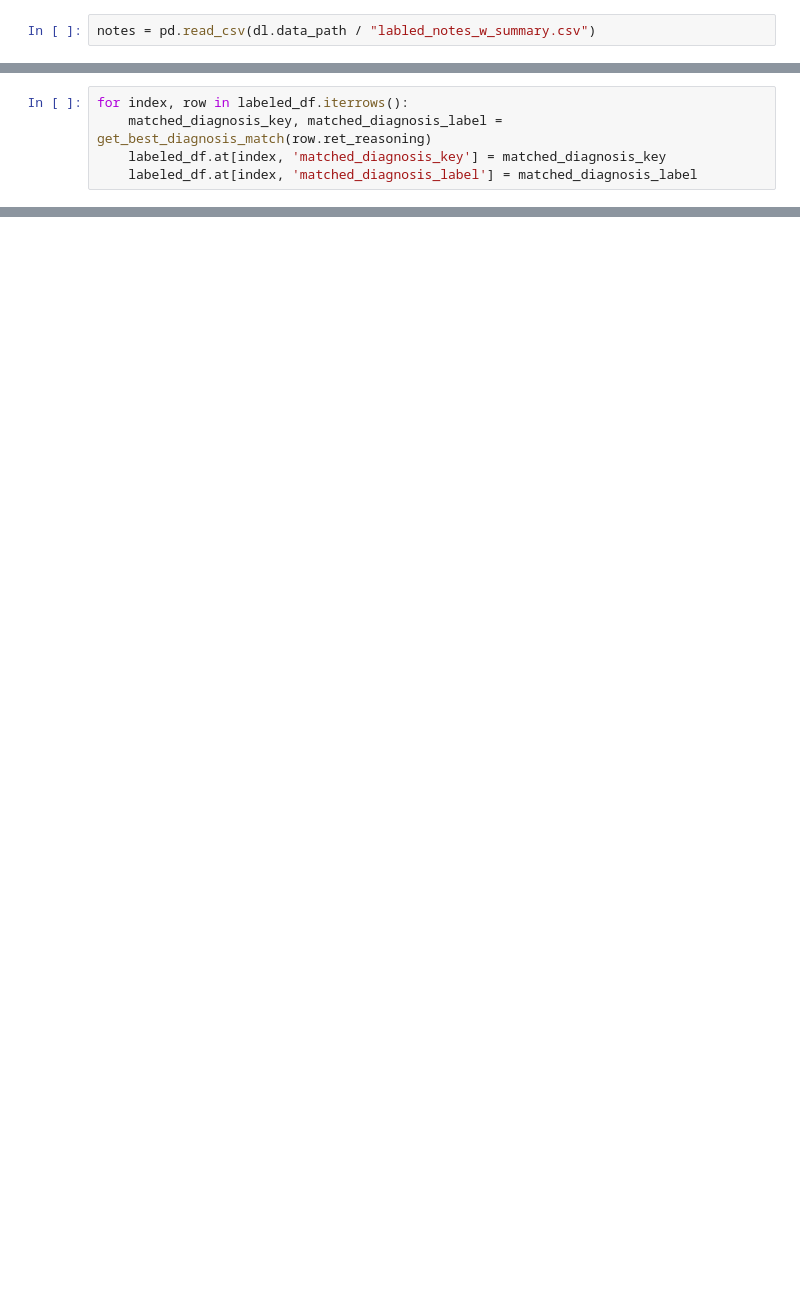
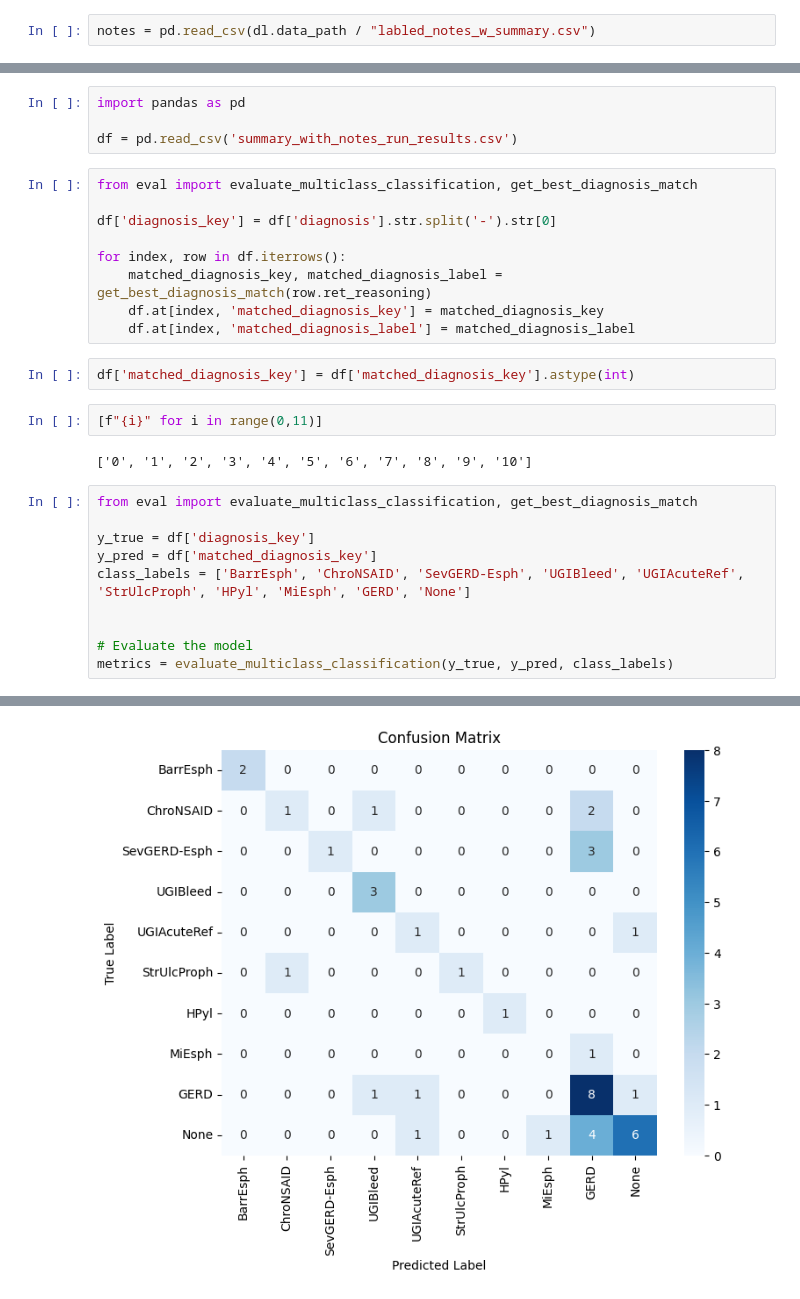
Before and after one commit to Beenjamming/DataSci210_MedicationDeprescriber, a Jupyter notebook: src/poc_eval.ipynb, the cells around one changed output, grey strips where cells are left out. Saved outputs shown, nothing was run; the diff lists cells and outputs as text; blank space fills up the shorter version.

```diff
--- a/src/poc_eval.ipynb
+++ b/src/poc_eval.ipynb
@@ -60,5 +120,30 @@ See the caveats in the documentation: https://pandas.pydata.org/pandas-docs/stab
+# %%
+import pandas as pd
+
+df = pd.read_csv('summary_with_notes_run_results.csv')
 # %%
-for index, row in labeled_df.iterrows():
+from eval import evaluate_multiclass_classification, get_best_diagnosis_match
+
+df['diagnosis_key'] = df['diagnosis'].str.split('-').str[0]
+
+for index, row in df.iterrows():
     matched_diagnosis_key, matched_diagnosis_label = get_best_diagnosis_match(row.ret_reasoning)
-    labeled_df.at[index, 'matched_diagnosis_key'] = matched_diagnosis_key
-    labeled_df.at[index, 'matched_diagnosis_label'] = matched_diagnosis_label
+    df.at[index, 'matched_diagnosis_key'] = matched_diagnosis_key
+    df.at[index, 'matched_diagnosis_label'] = matched_diagnosis_label
+# %%
+df['matched_diagnosis_key'] = df['matched_diagnosis_key'].astype(int)
+# %%
+[f"{i}" for i in range(0,11)]
+# %% [output]
+['0', '1', '2', '3', '4', '5', '6', '7', '8', '9', '10']
+# %%
+from eval import evaluate_multiclass_classification, get_best_diagnosis_match
+
+y_true = df['diagnosis_key']
+y_pred = df['matched_diagnosis_key']
+class_labels = ['BarrEsph', 'ChroNSAID', 'SevGERD-Esph', 'UGIBleed', 'UGIAcuteRef', 'StrUlcProph', 'HPyl', 'MiEsph', 'GERD', 'None']
+
+
+# Evaluate the model
+metrics = evaluate_multiclass_classification(y_true, y_pred, class_labels)
+# %% [output]
@@ -65 +167,2 @@ for index, row in labeled_df.iterrows():
+[figure, added]
 # %%
```
Also changed, not shown: parts of 13 cells of this notebook, 2 other files.
